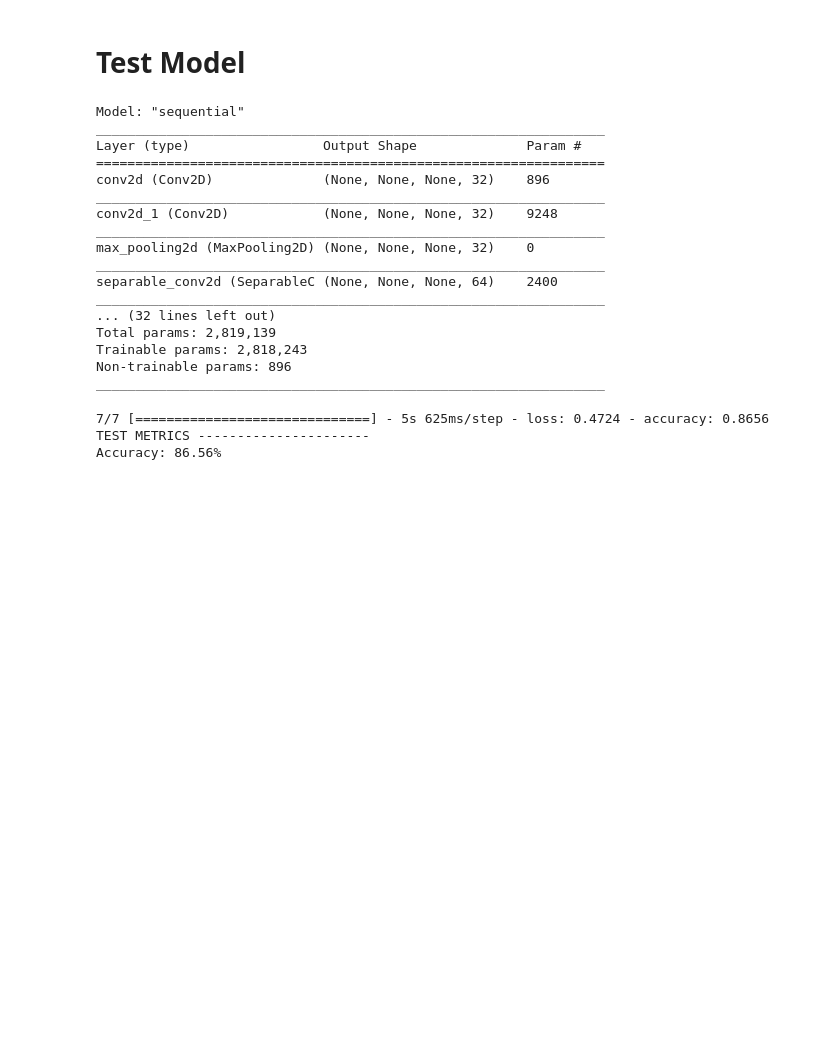
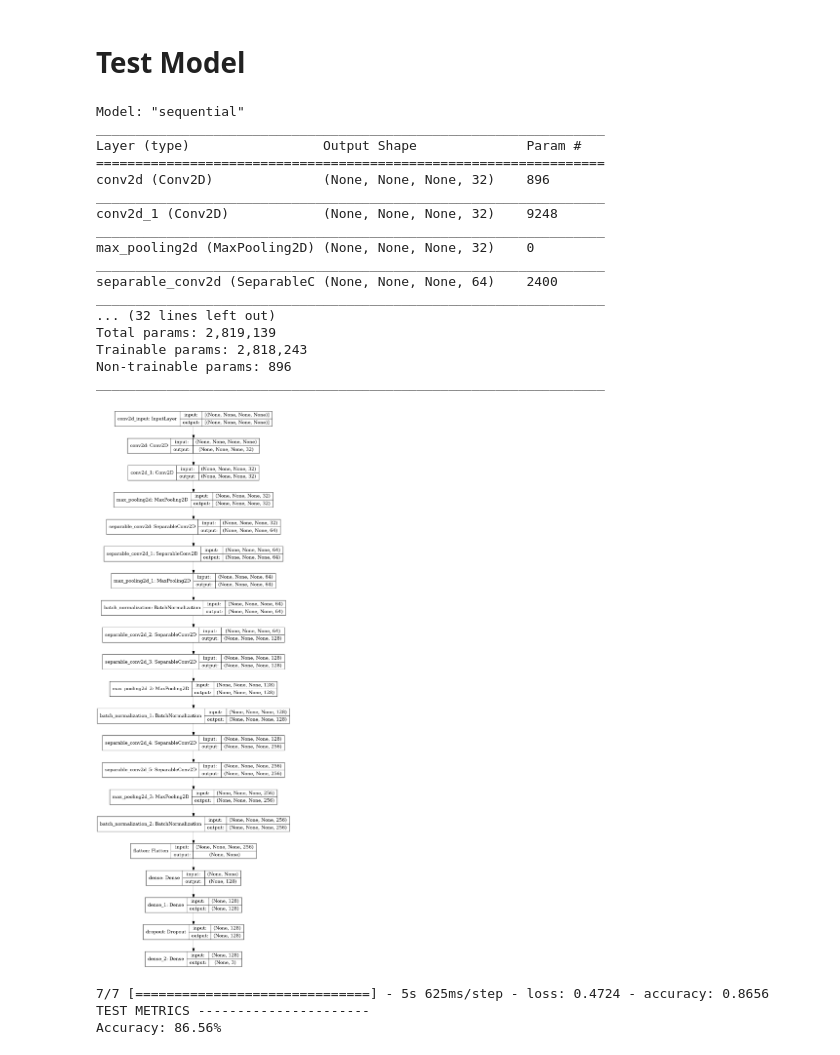
Before and after one commit to LuluLaGlue/CNN_Pneumonia, a Jupyter notebook: multi_output.ipynb, the cells around one changed output. Drawn from its saved outputs; the diff is of its cells as text; code cells hidden in the pictures; blank space fills up the shorter version.

```diff
--- a/multi_output.ipynb
+++ b/multi_output.ipynb
@@ -219,31 +211,34 @@ Heatmap heatmap_NORMAL.png saved.
 # Test Model
 # %%
 from tensorflow.keras.models import load_model
+from tensorflow.keras.utils import plot_model
 
 model_to_load = 'cat_25_adam_b96_a86'
 
 model = None
 model = load_model('./saved_models_v3/' + model_to_load)
 
 model.summary()
+plot_model(model, to_file='plot_model.png', show_shapes=True)
 # %% [output]
 Model: "sequential"
 _________________________________________________________________
 Layer (type)                 Output Shape              Param #
 =================================================================
 conv2d (Conv2D)              (None, None, None, 32)    896
 _________________________________________________________________
 conv2d_1 (Conv2D)            (None, None, None, 32)    9248
 _________________________________________________________________
 max_pooling2d (MaxPooling2D) (None, None, None, 32)    0
 _________________________________________________________________
 separable_conv2d (SeparableC (None, None, None, 64)    2400
 _________________________________________________________________
 ... (32 lines left out)
 Total params: 2,819,139
 Trainable params: 2,818,243
 Non-trainable params: 896
 _________________________________________________________________
+[figure, added]
 # %%
 results = model.evaluate(test_gen)
 
```
Also changed, not shown: parts of 4 cells of this notebook, 3 other files.
